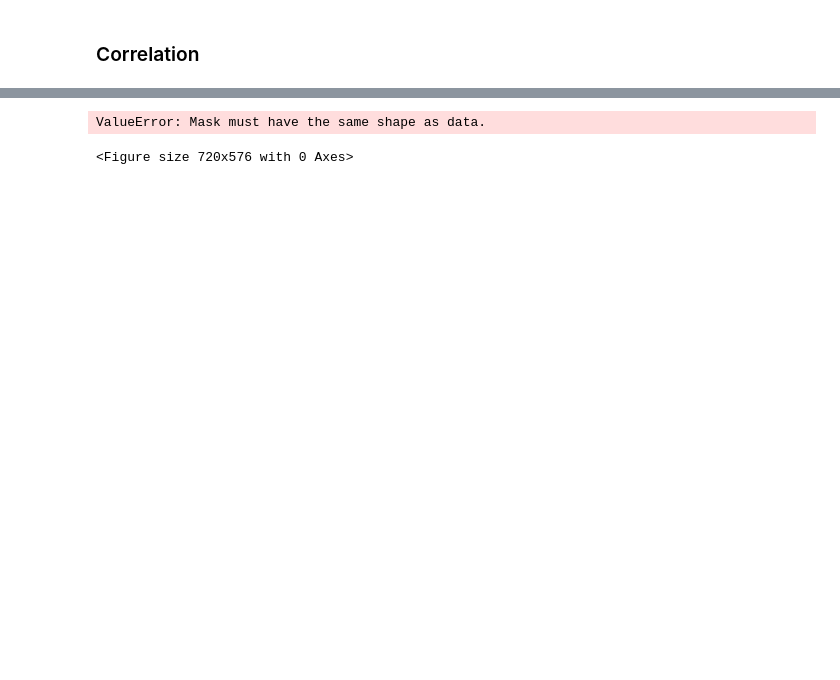
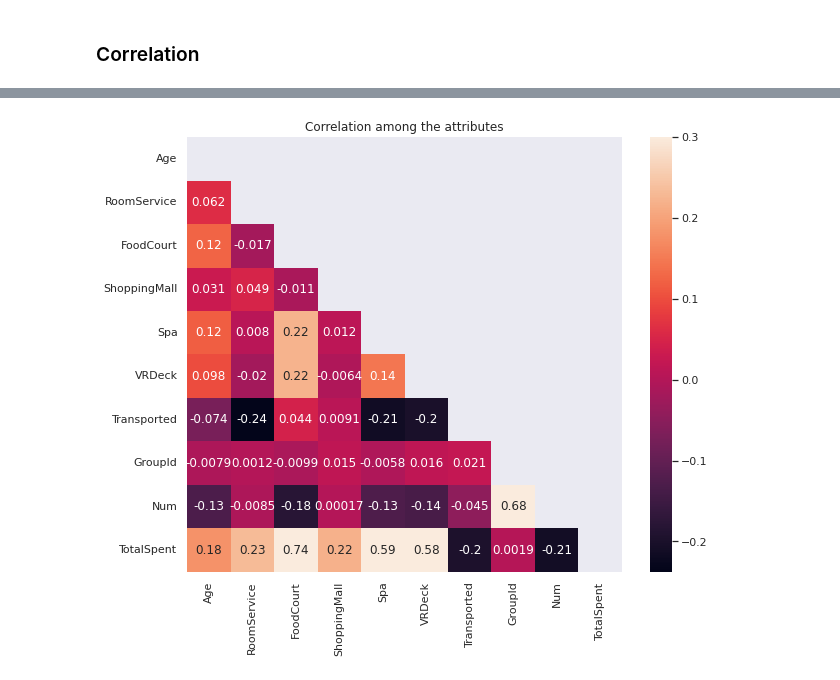
Before and after one commit to team-pass-ds/Spaceship-Titanic, a Jupyter notebook: notebooks/mukhopadhyay-eda-notebook.ipynb, the cells around one changed output, grey strips where cells are left out. Saved outputs shown, nothing was run; the diff lists cells and outputs as text; code cells hidden in the pictures; blank space fills up the shorter version.

Commit message:
Fixing the corr heatmap

```diff
--- a/notebooks/mukhopadhyay-eda-notebook.ipynb
+++ b/notebooks/mukhopadhyay-eda-notebook.ipynb
@@ -650,15 +647,14 @@ df.corr()
 | Num | -0.129014 | -0.008451 | -0.180012 | 0.000168 | -0.127939 | -0.136467 | -0.045097 | 0.679723 | 1.000000 | ... |
 | TotalSpent | 0.179168 | 0.232596 | 0.742267 | 0.219980 | 0.592588 | 0.582556 | -0.197245 | 0.001873 | -0.212093 | ... |
 # %%
-corr = np.corrcoef(np.random.randn(11, 11))
+corr = np.corrcoef(np.random.randn(10, 10))
 mask = np.zeros_like(corr)
 mask[np.triu_indices_from(mask)] = True
 
 plt.figure(figsize=(10, 8))
 sns.heatmap(df.corr(), square=True, linewidths=0, vmax=.3, annot=True, mask=mask)
 
 plt.title('Correlation among the attributes')
 plt.show()
 # %% [output]
-ValueError: Mask must have the same shape as data.
-<Figure size 720x576 with 0 Axes>
+[figure, added]
```
Also changed, not shown: parts of 22 cells of this notebook.
